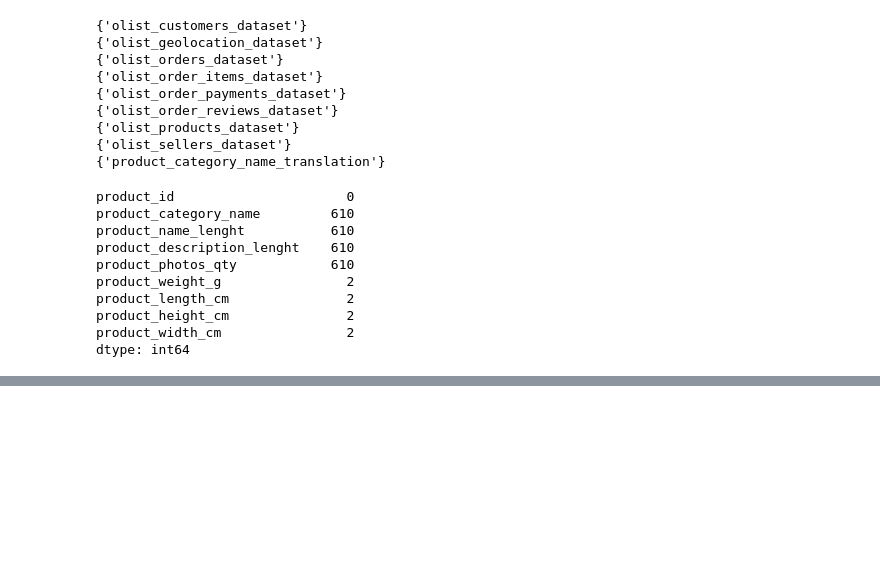
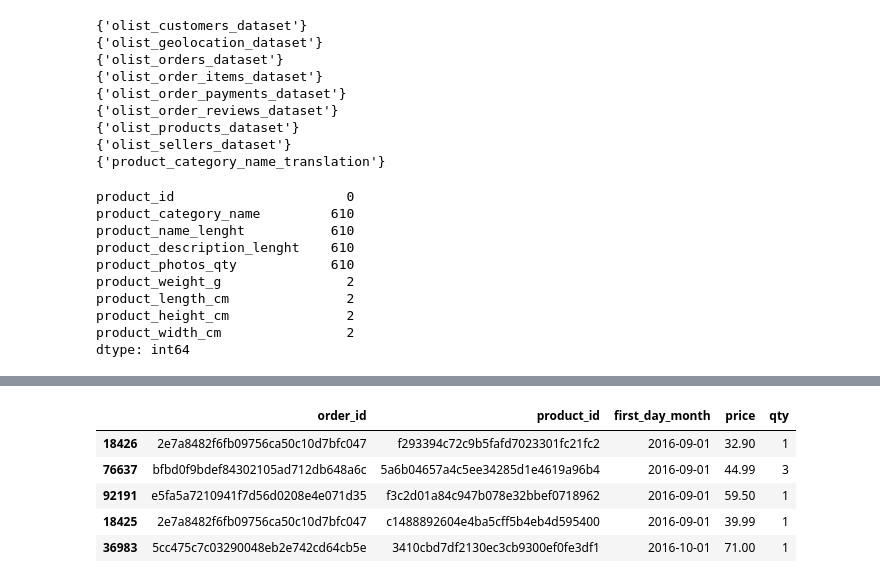
Before and after one commit to diogobueno-analytics/preco-elasticidade-olist, a Jupyter notebook: pricing_elasticity_analysis.ipynb, the cells around one changed output, grey strips where cells are left out. Drawn from its saved outputs; the diff is of its cells as text; code cells hidden in the pictures; blank space fills up the shorter version.

```diff
--- a/pricing_elasticity_analysis.ipynb
+++ b/pricing_elasticity_analysis.ipynb
@@ -114,3 +96,8 @@ dfs["olist_orders_dataset"].head()
 | 2 | 47770eb9100c2d0c44946d9cf07ec65d | 41ce2a54c0b03bf3443c3d931a367089 | delivered | 2018-08-08 08:38:49 | 2018-08-08 08:55:23 | 2018-08-08 13:50:00 | ... |
 | 3 | 949d5b44dbf5de918fe9c16f97b45f8a | f88197465ea7920adcdbec7375364d82 | delivered | 2017-11-18 19:28:06 | 2017-11-18 19:45:59 | 2017-11-22 13:39:59 | ... |
 | 4 | ad21c59c0840e6cb83a9ceb5573f8159 | 8ab97904e6daea8866dbdbc4fb7aad2c | delivered | 2018-02-13 21:18:39 | 2018-02-13 22:20:29 | 2018-02-14 19:46:34 | ... |
+# %%
+# Unificando as tabelas para ter em um só df, tanto pedidos quanto produtos e preços, para aplicação dos cálculos
+
+df = pd.merge(dfs["olist_orders_dataset"], dfs["olist_order_items_dataset"], on=['order_id','order_id'], how='left')
+df.head()
@@ -116,0 +111,5 @@ dfs["olist_orders_dataset"].head()
+# %%
+df['order_purchase_timestamp'] = pd.to_datetime(df['order_purchase_timestamp'])
+
+df['first_day_month'] = df['order_purchase_timestamp'].dt.to_period('M').dt.to_timestamp()
+df.head()
@@ -116,0 +123,16 @@ dfs["olist_orders_dataset"].head()
+# %%
+# df[df['order_id']=='0008288aa423d2a3f00fcb17cd7d8719'].head()
+df_agg = (
+    df.groupby(['order_id', 'product_id','first_day_month','price'])
+    .agg(qty=('product_id','count'))
+    .reset_index()
+    .sort_values(by='first_day_month')
+)
+df_agg.head()
+# %% [output]
+|  | order_id | product_id | first_day_month | price | qty |
+| 18426 | 2e7a8482f6fb09756ca50c10d7bfc047 | f293394c72c9b5fafd7023301fc21fc2 | 2016-09-01 | 32.90 | 1 |
+| 76637 | bfbd0f9bdef84302105ad712db648a6c | 5a6b04657a4c5ee34285d1e4619a96b4 | 2016-09-01 | 44.99 | 3 |
+| 92191 | e5fa5a7210941f7d56d0208e4e071d35 | f3c2d01a84c947b078e32bbef0718962 | 2016-09-01 | 59.50 | 1 |
+| 18425 | 2e7a8482f6fb09756ca50c10d7bfc047 | c1488892604e4ba5cff5b4eb4d595400 | 2016-09-01 | 39.99 | 1 |
+| 36983 | 5cc475c7c03290048eb2e742cd64cb5e | 3410cbd7df2130ec3cb9300ef0fe3df1 | 2016-10-01 | 71.00 | 1 |
```
Also changed, not shown: parts of 9 cells of this notebook.
